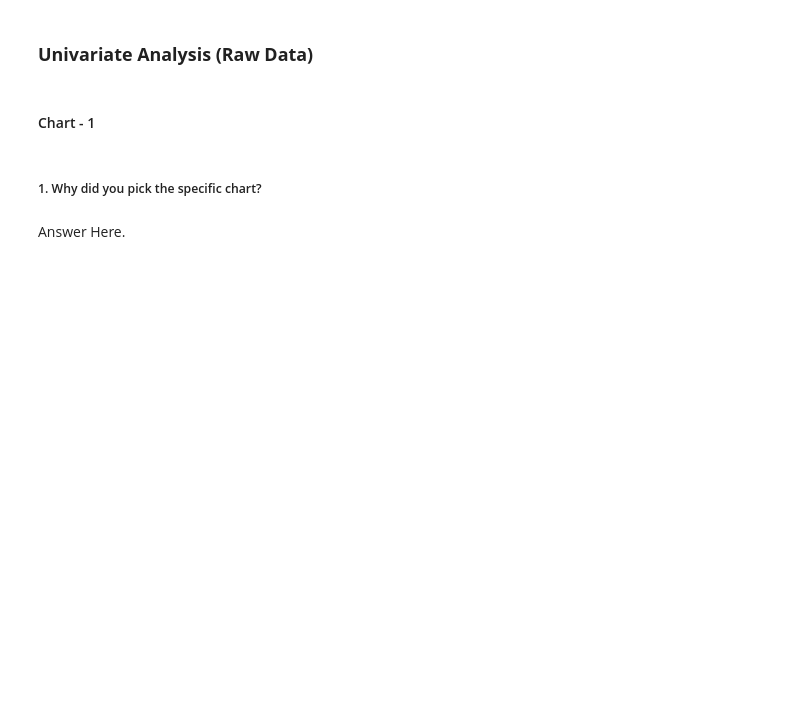
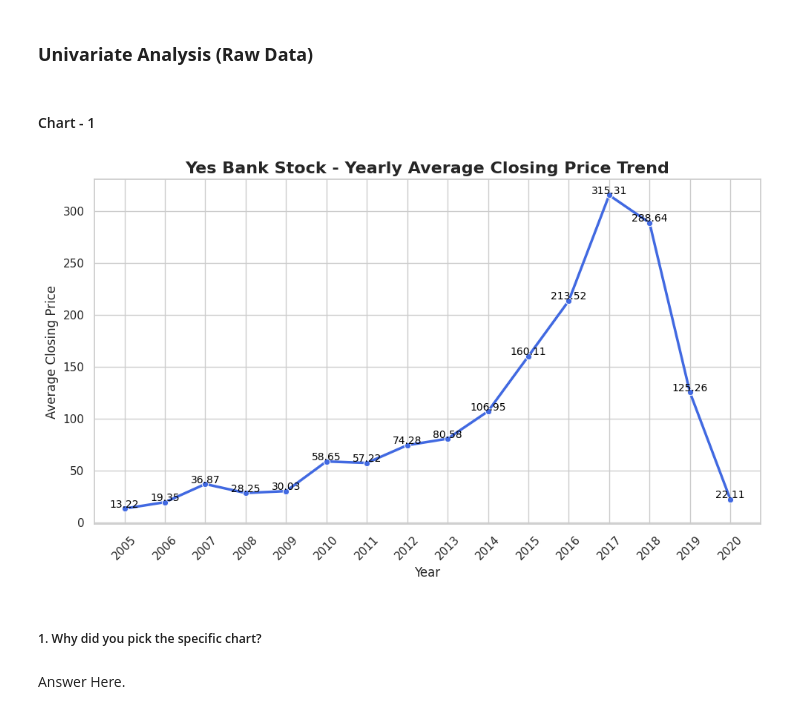
Before and after one commit to PKalyani1994/Regression_Project, a Jupyter notebook: KALYANI_ML_PROJECT.ipynb, the cells around one changed output. Drawn from its saved outputs; the diff is of its cells as text; code cells hidden in the pictures; blank space fills up the shorter version.

Commit message:
visualizations

```diff
--- a/KALYANI_ML_PROJECT.ipynb
+++ b/KALYANI_ML_PROJECT.ipynb
@@ -304,3 +304,36 @@ bank_dataset.head()
+# %%
+# Chart - 1 visualization code
+
+# Extract month and year into new columns
+bank_dataset['Year'] = bank_dataset['Date'].dt.year
+bank_dataset['Month_Name'] = bank_dataset['Date'].dt.strftime('%b')
+
+# Group data by Year and calculate average Close price
+yearly_trend = bank_dataset.groupby('Year')['Close'].mean().reset_index()
+
+# Set the style
+plt.figure(figsize=(10,6))
+sns.set_theme(style="whitegrid")
+
+# Plot line with markers
+sns.lineplot(data=yearly_trend, x='Year', y='Close', marker='o', linewidth=2.5, color='royalblue')
+
+# Titles and labels
+plt.title("Yes Bank Stock - Yearly Average Closing Price Trend", fontsize=16, weight='bold')
+plt.xlabel("Year", fontsize=12)
+plt.ylabel("Average Closing Price", fontsize=12)
+
+# Show values on points
+for x, y in zip(yearly_trend['Year'], yearly_trend['Close']):
+    plt.text(x, y+1, f"{y:.2f}", ha='center', fontsize=10, color='black')
+
+# Beautify x-axis
+plt.xticks(yearly_trend['Year'], rotation=45)
+
+plt.tight_layout()
+plt.show()
+# %% [output]
+[figure, added]
 # %% [markdown]
 ##### 1. Why did you pick the specific chart?
 # %% [markdown]
```
Also changed, not shown: parts of 149 cells of this notebook.
